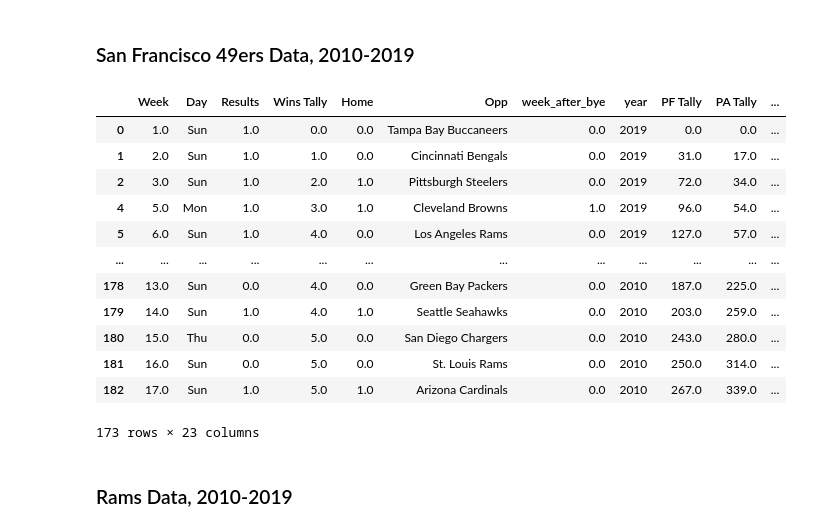
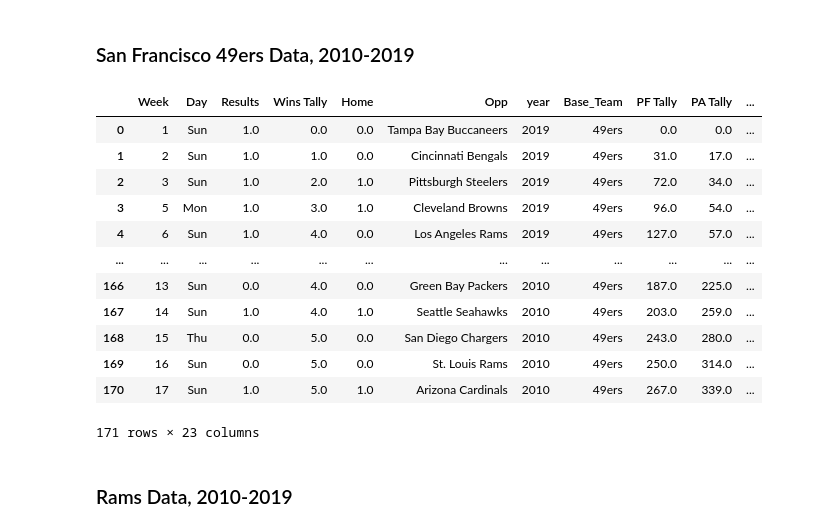
Before and after one commit to amnichols93/final_project, a Jupyter notebook: compiling.ipynb, the cells around one changed output. Drawn from its saved outputs; the diff is of its cells as text; code cells hidden in the pictures.

Commit message:
Round 1 Commit - 3
Data prepped for 49ers and Rams, and code ready to prep data for 5 other teams.

```diff
--- a/compiling.ipynb
+++ b/compiling.ipynb
@@ -203,7 +216,7 @@ def encode_merge(df, cat_list):
 # %%
 def yearly_data(df, year, HC2_range=0, QB2_range=0, HC='', HC2='none', OC='', DC='', QB='', QB2='none'):
     df['year'] = year
-    df = tallies(df)
+    df = clean_yearlies(df)
     df['Head_Coach'] = HC
     if HC2 == 'none':
         pass
@@ -221,16 +234,16 @@ def yearly_data(df, year, HC2_range=0, QB2_range=0, HC='', HC2='none', OC='', DC
 # %% [markdown]
 ### San Francisco 49ers Data, 2010-2019
 # %%
-sf_df2010 = pd.read_csv('Resources/sf_sportsref_download2010.csv')
-sf_df2011 = pd.read_csv('Resources/sf_sportsref_download2011.csv')
-sf_df2012 = pd.read_csv('Resources/sf_sportsref_download2012.csv')
-sf_df2013 = pd.read_csv('Resources/sf_sportsref_download2013.csv')
-sf_df2014 = pd.read_csv('Resources/sf_sportsref_download2014.csv')
-sf_df2015 = pd.read_csv('Resources/sf_sportsref_download2015.csv')
-sf_df2016 = pd.read_csv('Resources/sf_sportsref_download2016.csv')
-sf_df2017 = pd.read_csv('Resources/sf_sportsref_download2017.csv')
-sf_df2018 = pd.read_csv('Resources/sf_sportsref_download2018.csv')
-sf_df2019 = pd.read_csv('Resources/sf_sportsref_download2019.csv')
+sf_df2010 = pd.read_csv('Resources/Niners_Raw/sf_sportsref_download2010.csv')
+sf_df2011 = pd.read_csv('Resources/Niners_Raw/sf_sportsref_download2011.csv')
+sf_df2012 = pd.read_csv('Resources/Niners_Raw/sf_sportsref_download2012.csv')
+sf_df2013 = pd.read_csv('Resources/Niners_Raw/sf_sportsref_download2013.csv')
+sf_df2014 = pd.read_csv('Resources/Niners_Raw/sf_sportsref_download2014.csv')
+sf_df2015 = pd.read_csv('Resources/Niners_Raw/sf_sportsref_download2015.csv')
+sf_df2016 = pd.read_csv('Resources/Niners_Raw/sf_sportsref_download2016.csv')
+sf_df2017 = pd.read_csv('Resources/Niners_Raw/sf_sportsref_download2017.csv')
+sf_df2018 = pd.read_csv('Resources/Niners_Raw/sf_sportsref_download2018.csv')
+sf_df2019 = pd.read_csv('Resources/Niners_Raw/sf_sportsref_download2019.csv')
 
 sf_df2010 = yearly_data(df=sf_df2010, year=2010,
                         HC='Mike Singletary', HC2_range=17, HC2='Jim Tomsula',
@@ -281,47 +294,48 @@ sf_df2017 = yearly_data(df=sf_df2017, year=2017,
                         QB2='C.J. Beathard', QB2_range=range(7,13,1))
 sf_df2017.loc[sf_df2017['QB'] == range(12,18,1), 'QB'] = "Jimmy Garoppolo"
 
 sf_df2018 = yearly_data(df=sf_df2018, year=2018,
                         HC='Kyle Shanahan',
                         OC='Kyle Shanahan',
                         DC='Robert Saleh',
                         QB='Jimmy Garoppolo',
                         QB2='C.J. Beathard', QB2_range=range(3,9,1))
 sf_df2018.loc[sf_df2018['QB'] == range(8,18,1), 'QB'] = "Nick Mullens"
 
 sf_df2019 = yearly_data(df=sf_df2019, year=2019,
                         HC='Kyle Shanahan',
                         OC='Kyle Shanahan',
                         DC='Robert Saleh',
                         QB='Jimmy Garoppolo')
 
 sf_df = sf_df2019.append(sf_df2018, ignore_index=True)
 sf_df = sf_df.append(sf_df2017, ignore_index=True)
 sf_df = sf_df.append(sf_df2016, ignore_index=True)
 sf_df = sf_df.append(sf_df2015, ignore_index=True)
 sf_df = sf_df.append(sf_df2014, ignore_index=True)
 sf_df = sf_df.append(sf_df2013, ignore_index=True)
 sf_df = sf_df.append(sf_df2012, ignore_index=True)
 sf_df = sf_df.append(sf_df2011, ignore_index=True)
 sf_df = sf_df.append(sf_df2010, ignore_index=True)
 
-sf_df = clean_columns(df=sf_df, home_team='49ers')
+sf_df['Base_Team'] = '49ers'
+sf_df = sf_df.sort_values(by=['year', 'Week'], ascending=[False, True])
 
 sf_df
 # %% [output]
-|  | Week | Day | Results | Wins Tally | Home | Opp | week_after_bye | year | PF Tally | PA Tally | ... |
-| 0 | 1.0 | Sun | 1.0 | 0.0 | 0.0 | Tampa Bay Buccaneers | 0.0 | 2019 | 0.0 | 0.0 | ... |
-| 1 | 2.0 | Sun | 1.0 | 1.0 | 0.0 | Cincinnati Bengals | 0.0 | 2019 | 31.0 | 17.0 | ... |
-| 2 | 3.0 | Sun | 1.0 | 2.0 | 1.0 | Pittsburgh Steelers | 0.0 | 2019 | 72.0 | 34.0 | ... |
-| 4 | 5.0 | Mon | 1.0 | 3.0 | 1.0 | Cleveland Browns | 1.0 | 2019 | 96.0 | 54.0 | ... |
-| 5 | 6.0 | Sun | 1.0 | 4.0 | 0.0 | Los Angeles Rams | 0.0 | 2019 | 127.0 | 57.0 | ... |
+|  | Week | Day | Results | Wins Tally | Home | Opp | year | Base_Team | PF Tally | PA Tally | ... |
+| 0 | 1 | Sun | 1.0 | 0.0 | 0.0 | Tampa Bay Buccaneers | 2019 | 49ers | 0.0 | 0.0 | ... |
+| 1 | 2 | Sun | 1.0 | 1.0 | 0.0 | Cincinnati Bengals | 2019 | 49ers | 31.0 | 17.0 | ... |
+| 2 | 3 | Sun | 1.0 | 2.0 | 1.0 | Pittsburgh Steelers | 2019 | 49ers | 72.0 | 34.0 | ... |
+| 3 | 5 | Mon | 1.0 | 3.0 | 1.0 | Cleveland Browns | 2019 | 49ers | 96.0 | 54.0 | ... |
+| 4 | 6 | Sun | 1.0 | 4.0 | 0.0 | Los Angeles Rams | 2019 | 49ers | 127.0 | 57.0 | ... |
 | ... | ... | ... | ... | ... | ... | ... | ... | ... | ... | ... | ... |
-| 178 | 13.0 | Sun | 0.0 | 4.0 | 0.0 | Green Bay Packers | 0.0 | 2010 | 187.0 | 225.0 | ... |
-| 179 | 14.0 | Sun | 1.0 | 4.0 | 1.0 | Seattle Seahawks | 0.0 | 2010 | 203.0 | 259.0 | ... |
-| 180 | 15.0 | Thu | 0.0 | 5.0 | 0.0 | San Diego Chargers | 0.0 | 2010 | 243.0 | 280.0 | ... |
-| 181 | 16.0 | Sun | 0.0 | 5.0 | 0.0 | St. Louis Rams | 0.0 | 2010 | 250.0 | 314.0 | ... |
-| 182 | 17.0 | Sun | 1.0 | 5.0 | 1.0 | Arizona Cardinals | 0.0 | 2010 | 267.0 | 339.0 | ... |
+| 166 | 13 | Sun | 0.0 | 4.0 | 0.0 | Green Bay Packers | 2010 | 49ers | 187.0 | 225.0 | ... |
+| 167 | 14 | Sun | 1.0 | 4.0 | 1.0 | Seattle Seahawks | 2010 | 49ers | 203.0 | 259.0 | ... |
+| 168 | 15 | Thu | 0.0 | 5.0 | 0.0 | San Diego Chargers | 2010 | 49ers | 243.0 | 280.0 | ... |
+| 169 | 16 | Sun | 0.0 | 5.0 | 0.0 | St. Louis Rams | 2010 | 49ers | 250.0 | 314.0 | ... |
+| 170 | 17 | Sun | 1.0 | 5.0 | 1.0 | Arizona Cardinals | 2010 | 49ers | 267.0 | 339.0 | ... |
-173 rows × 23 columns
+171 rows × 23 columns
 # %%
 niners_df = sf_df.copy()
 niners_df.to_csv('Resources/niners.csv')
```
Also changed, not shown: parts of 68 cells of this notebook, 23 other files.
